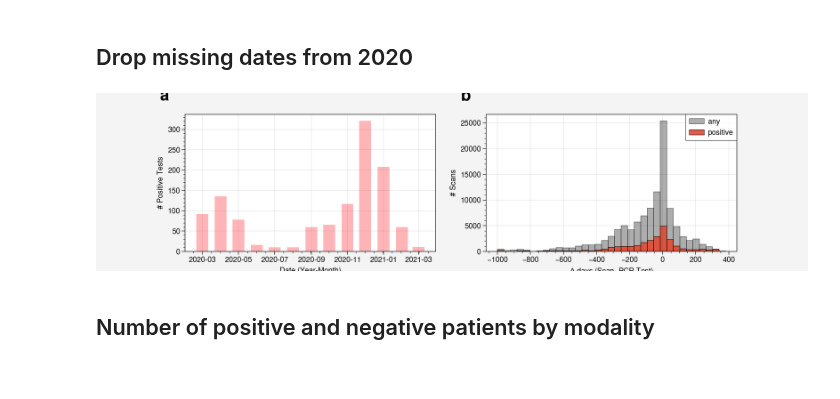
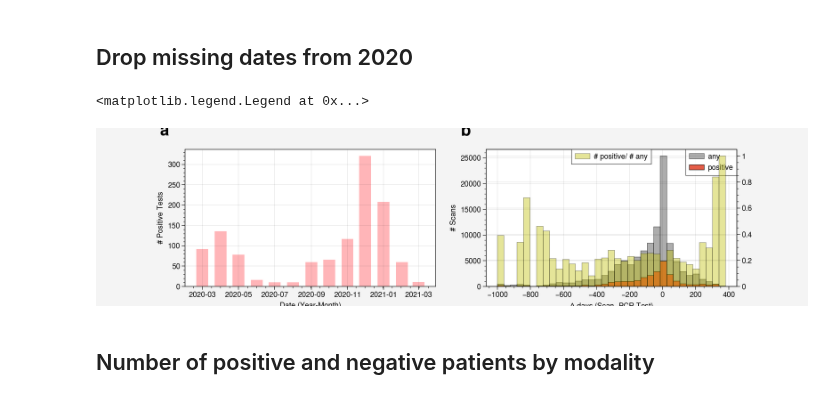
Before and after one commit to Kiril94/Thesis, a Jupyter notebook: cobra/ds_notebooks/general_stats_clean.ipynb, the cells around one changed output. Saved outputs shown, nothing was run; the diff lists cells and outputs as text; code cells hidden in the pictures.

Commit message:
working on visualizations

```diff
--- a/cobra/ds_notebooks/general_stats_clean.ipynb
+++ b/cobra/ds_notebooks/general_stats_clean.ipynb
@@ -78,26 +78,32 @@ with open(join(table_dir, 'bin_edges.pkl'), 'rb') as f:
 # %%
 #mpl.rcParams['figure.dpi'] = 100
 #fig = pplt.figure(figsize=(4,3))
 #ax = fig.subplot(xlabel='x axis', ylabel='y axis')
 fig, ax = plt.subplots(1,2 ,figsize=(12,3))
 #dfc.days_since_test.hist(ax=ax[1], bins=50, color=colors[6])
 ax[1].bar(x=bin_edges[:-1], height=all_counts, width=np.diff(bin_edges),
     align='edge', fc=colors[3], ec='black', alpha=.6, label='any')
 ax[1].bar(x=bin_edges[:-1], height=pos_counts, width=np.diff(bin_edges),
     align='edge', fc=colors[0], ec='black',alpha=.9, label='positive')
+ax2 = ax[1].twinx()
+ax2.bar(x=bin_edges[:-1], height=pos_counts/all_counts, width=np.diff(bin_edges),
+    align='edge', fc='y', ec='black',alpha=.4, label='# positive/ # any')
+
 ax[1].legend()
 ax[1].set_xlabel(r'$\Delta$'+' days (Scan- PCR Test)')
 ax[1].set_ylabel('# Scans')
 for i, a in enumerate(ax):
     a.text(-0.1, 1.1, string.ascii_lowercase[i], transform=a.transAxes,
             size=20, weight='bold')
 ax[0].bar(test_df.index, test_df.PatientID, width=20, color=colors[6])
 ax[0].set_xlabel('Date (Year-Month)')
 ax[0].set_ylabel('# Positive Tests')
+ax2.legend()
 #fig.tight_layout()
-fig.savefig(join(fig_dir, 'basic_stats', 'days_since_test_pos_tests.png'), dpi=1000, bbox_inches='tight')
+#fig.savefig(join(fig_dir, 'basic_stats', 'days_since_test_pos_tests.png'), dpi=1000, bbox_inches='tight')
 # %% [output]
+<matplotlib.legend.Legend at 0x...>
-[figure, old version]
+[figure, new version]
 # %% [markdown]
 ## Number of positive and negative patients by modality
 # %%
```
Also changed, not shown: 2 other files.
